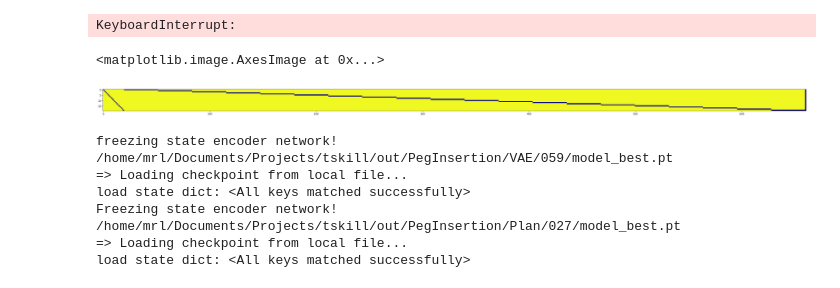
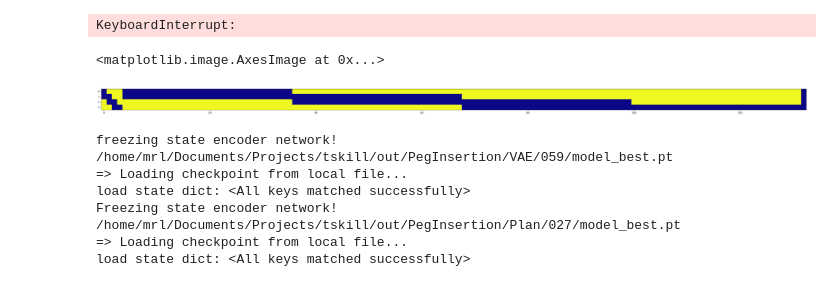
Before and after one commit to apalleiko/tskill, a Jupyter notebook: visualize_images.ipynb, the cells around one changed output. Drawn from its saved outputs; the diff is of its cells as text; code cells hidden in the pictures.

```diff
--- a/visualize_images.ipynb
+++ b/visualize_images.ipynb
@@ -73,8 +84,8 @@ from matplotlib.ticker import MultipleLocator, AutoMinorLocator
 plt.close()
 i = 1
 
-plan_src_mask, plan_mem_mask, plan_tgt_mask = get_plan_ar_masks(16*2, 20, "onehot", device='cpu')
-dec_tgt_mask = get_dec_ar_masks(10, device='cpu')
+plan_src_mask, plan_mem_mask, plan_tgt_mask = get_plan_ar_masks(16*2, 4, "onehot", 2, device='cpu')
+dec_mem_mask, dec_tgt_mask = get_dec_ar_masks(4, 10, 2, device='cpu')
 enc_src_mask, enc_mem_mask, enc_tgt_mask = get_enc_causal_masks(200, 20, 10, device='cpu')
 
 mask = plan_mem_mask
@@ -93,34 +104,34 @@ ax1.imshow(mask.squeeze(0).to(torch.int), cmap="plasma")
 #     data = pickle.load(f)
 
 # Images
 # print(data["rgb"].shape)
 # n = data["rgb"].shape[0]
 # n_cams = data["rgb"].shape[1]
 # for im in range(50):
 #     fig = plt.figure(im)
 #     axes = fig.subplots(1,n_cams)
 #     for c in range(n_cams):
 #         axes[c].imshow(data["rgb"][im,c,...].permute(1,2,0))
     # ax3.imshow(data["enc_mask"].to(torch.int))
     # ax4.imshow(data["dec_mask"].to(torch.int))
 
 # Masks
 # bs = data["actions"].shape[0]
 # enc_mask = data["enc_mask"][0,...]
 # for b in range(bs):
 #     fig = plt.figure(b, figsize=(20,10))
 #     ax1, ax2, ax3= fig.subplots(1,3)
 #     seq_pad_mask = data["seq_pad_mask"][b,...]
 #     seq_pad_mask = seq_pad_mask.unsqueeze(0).repeat(4*seq_pad_mask.shape[0], 4)
 #     print(torch.logical_not((seq_pad_mask[0,...] | data["enc_mask"][b,0,...])).to(torch.int).sum())
 #     ax1.imshow(data["enc_mask"][b,...].to(torch.int))
 #     ax2.imshow(seq_pad_mask.to(torch.int))
 #     ax3.imshow((data["enc_mask"][b,...] | seq_pad_mask).to(torch.int))
 
 # data["enc_mask"][3,...] = torch.zeros_like(data["enc_mask"][3,...])
 # %% [output]
 <matplotlib.image.AxesImage at 0x...>
-[figure, old version]
+[figure, new version]
 # %%
 # Model
 model = config.get_model(cfg, device="cpu")
```
Also changed, not shown: parts of 1 cell of this notebook, 14 other files.
